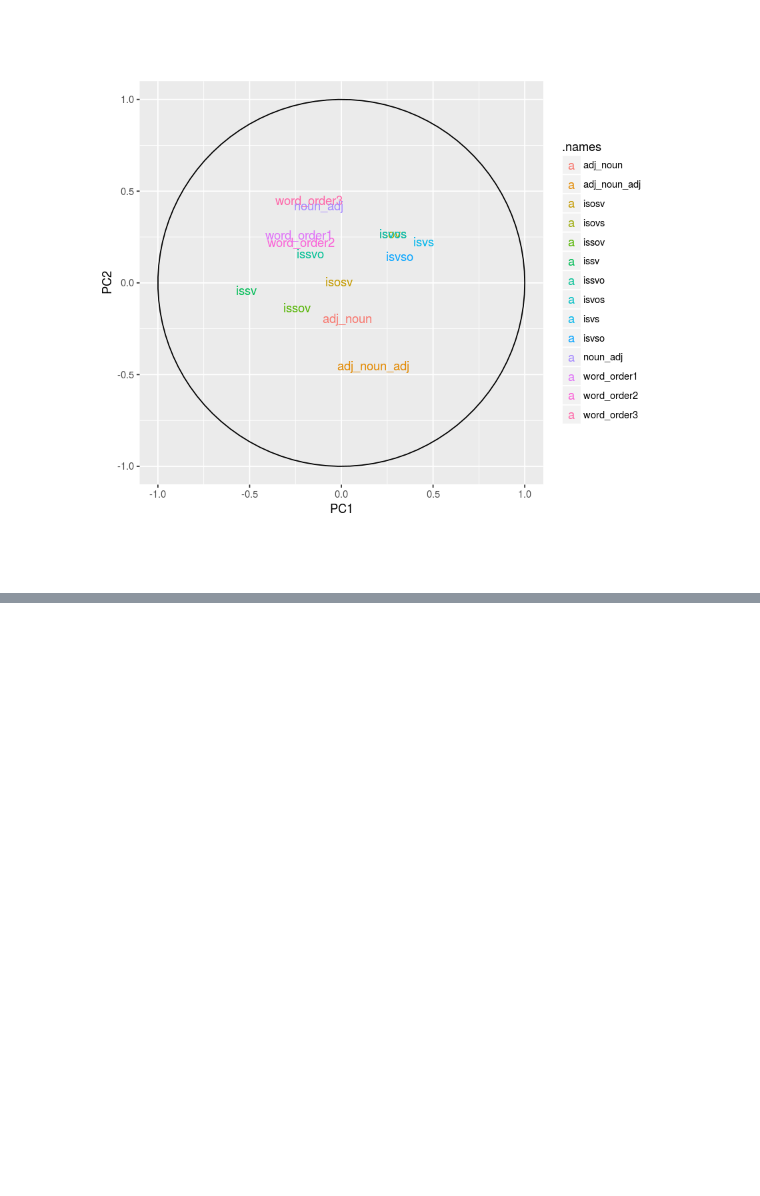
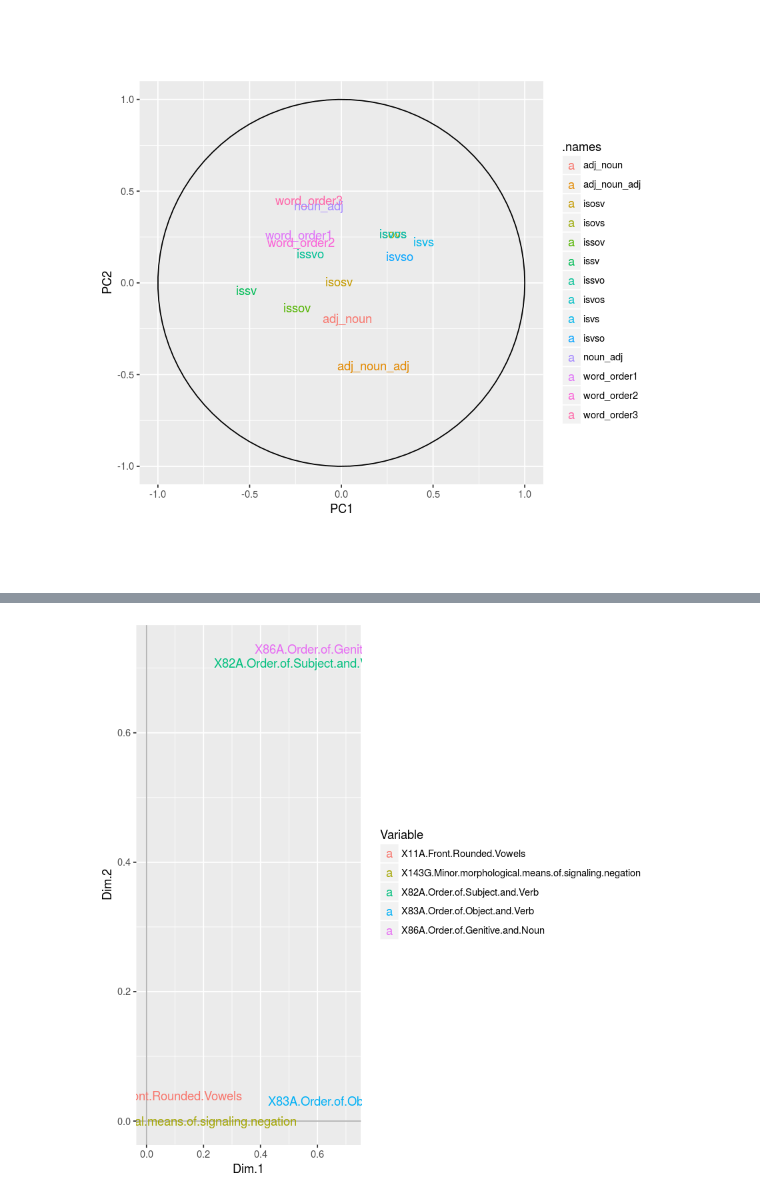
Before and after one commit to ilay32/wals-project, a Jupyter notebook: 4-4-order-features.ipynb, the cells around one changed output, grey strips where cells are left out. Saved outputs shown, nothing was run; the diff lists cells and outputs as text; code cells hidden in the pictures; blank space fills up the shorter version.

```diff
--- a/4-4-order-features.ipynb
+++ b/4-4-order-features.ipynb
@@ -86,0 +184,6 @@ Principal inertias (eigenvalues):
+# %%
+datraw3 <- read.csv("five-diversex107.csv")
+dat3 <- datraw3[2:dim(datraw3)[2]]
+cats3 <- apply(dat3, 2, function(x) nlevels(as.factor(x)))
+mca3 <- MCA(dat3,graph=FALSE)
+mca3$eig
@@ -86,0 +225,9 @@ Principal inertias (eigenvalues):
+# %%
+df3 <- data.frame(mca3$var$eta2, Variable = rep(names(cats3)), cats3)
+ggplot(data=df3,
+       aes(x = Dim.1, y = Dim.2, label = rownames(df3))) +
+ geom_hline(yintercept = 0, colour = "gray70") +
+ geom_vline(xintercept = 0, colour = "gray70") +
+ geom_text(aes(colour=Variable))
+# %% [output]
+[figure, added]
```
Also changed, not shown: parts of 15 cells of this notebook, 1 other file.
